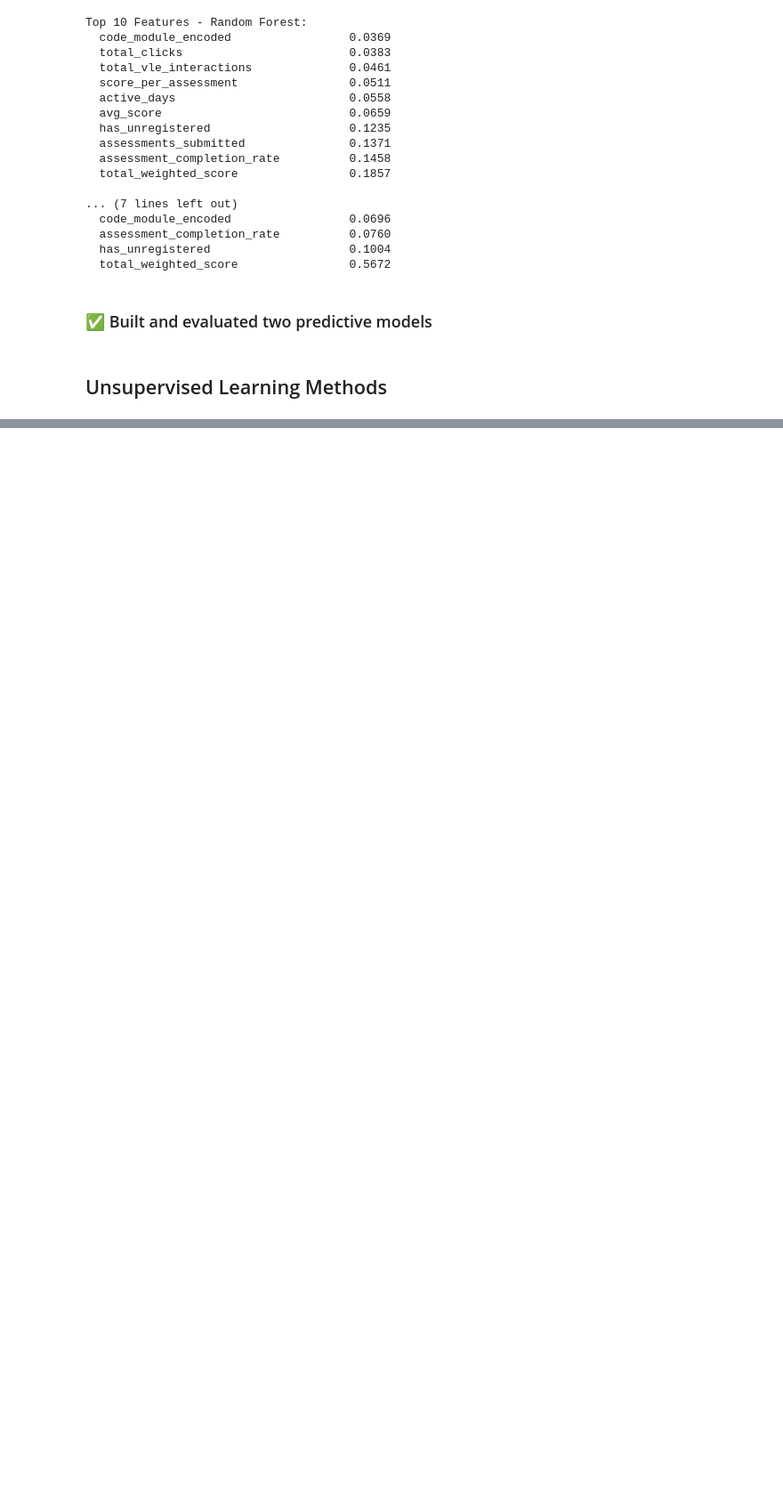
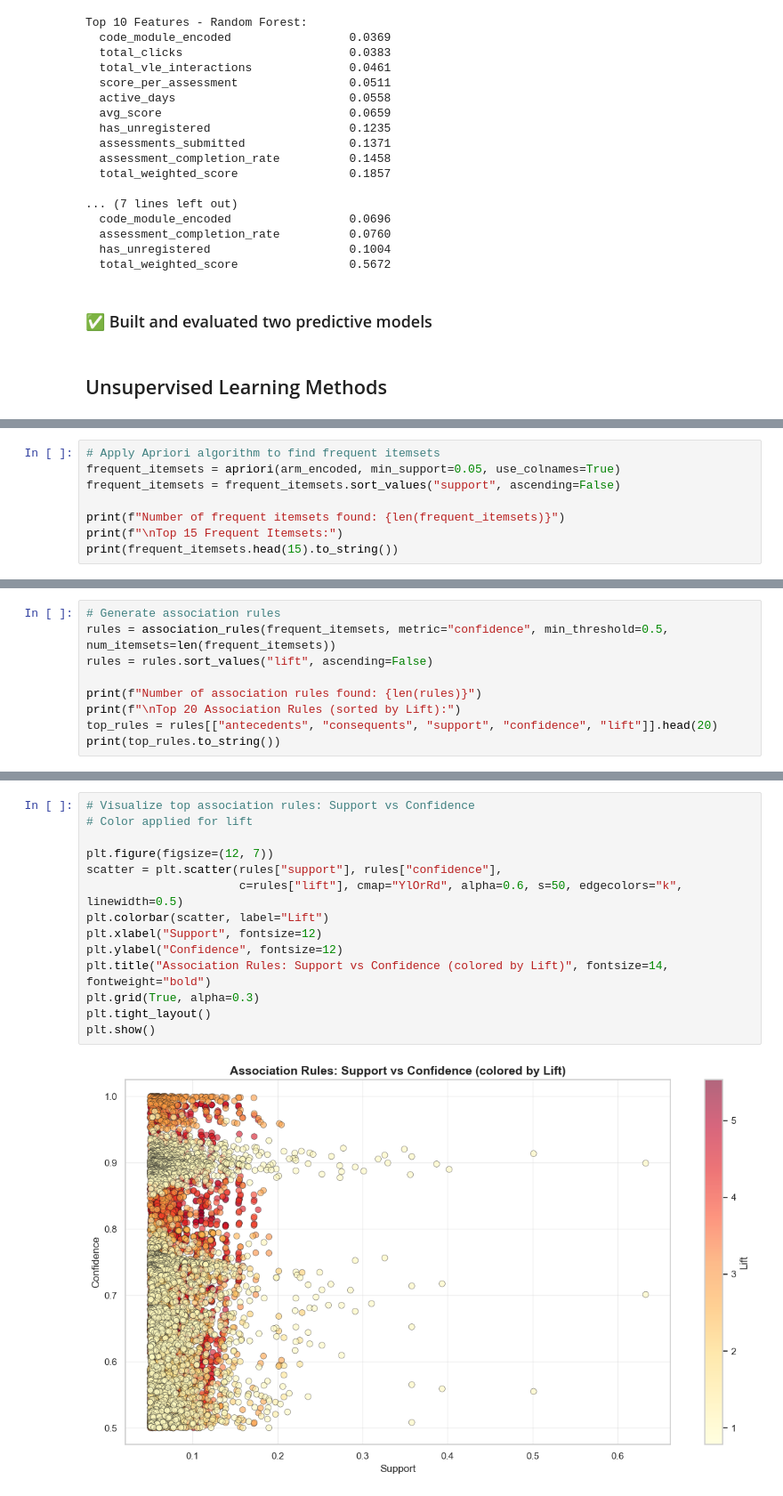
Before and after one commit to SDPcodes/student-performance-analytics, a Jupyter notebook: analytics_notebook.ipynb, the cells around one changed output, grey strips where cells are left out. Shown at 89% size. Drawn from its saved outputs; the diff is of its cells as text; blank space fills up the shorter version.

```diff
--- a/analytics_notebook.ipynb
+++ b/analytics_notebook.ipynb
@@ -1005,0 +1199,8 @@ Top 10 Features - Random Forest:
+# %%
+# Apply Apriori algorithm to find frequent itemsets
+frequent_itemsets = apriori(arm_encoded, min_support=0.05, use_colnames=True)
+frequent_itemsets = frequent_itemsets.sort_values("support", ascending=False)
+
+print(f"Number of frequent itemsets found: {len(frequent_itemsets)}")
+print(f"\nTop 15 Frequent Itemsets:")
+print(frequent_itemsets.head(15).to_string())
@@ -1005,0 +1227,9 @@ Top 10 Features - Random Forest:
+# %%
+# Generate association rules
+rules = association_rules(frequent_itemsets, metric="confidence", min_threshold=0.5, num_itemsets=len(frequent_itemsets))
+rules = rules.sort_values("lift", ascending=False)
+
+print(f"Number of association rules found: {len(rules)}")
+print(f"\nTop 20 Association Rules (sorted by Lift):")
+top_rules = rules[["antecedents", "consequents", "support", "confidence", "lift"]].head(20)
+print(top_rules.to_string())
@@ -1005,0 +1254,16 @@ Top 10 Features - Random Forest:
+# %%
+# Visualize top association rules: Support vs Confidence
+# Color applied for lift
+
+plt.figure(figsize=(12, 7))
+scatter = plt.scatter(rules["support"], rules["confidence"],
+                      c=rules["lift"], cmap="YlOrRd", alpha=0.6, s=50, edgecolors="k", linewidth=0.5)
+plt.colorbar(scatter, label="Lift")
+plt.xlabel("Support", fontsize=12)
+plt.ylabel("Confidence", fontsize=12)
+plt.title("Association Rules: Support vs Confidence (colored by Lift)", fontsize=14, fontweight="bold")
+plt.grid(True, alpha=0.3)
+plt.tight_layout()
+plt.show()
+# %% [output]
+[figure, added]
```
Also changed, not shown: parts of 14 cells of this notebook.
